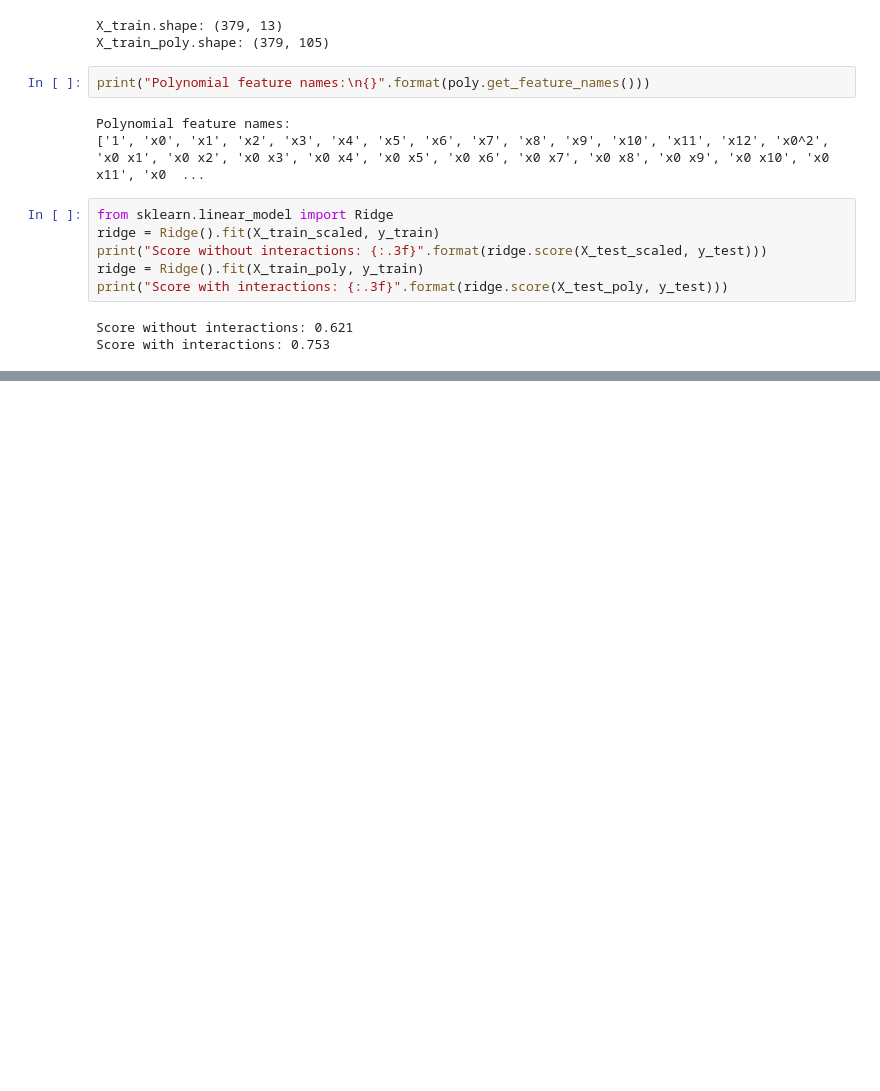
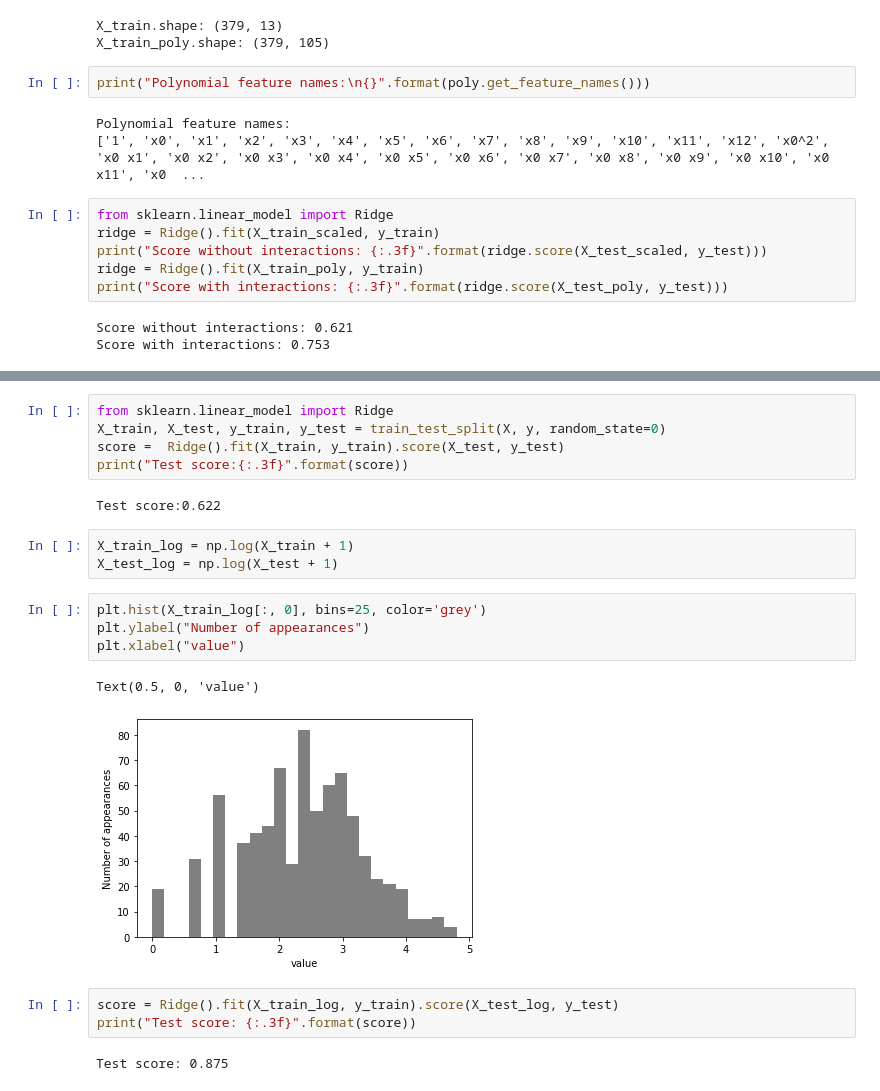
Before and after one commit to yuzuki-yosimura/Introduction-to-Machine-Learning-with-Python, a Jupyter notebook: Chapter4.ipynb, the cells around one changed output, grey strips where cells are left out. Drawn from its saved outputs; the diff is of its cells as text; blank space fills up the shorter version.

```diff
--- a/Chapter4.ipynb
+++ b/Chapter4.ipynb
@@ -297,0 +332,22 @@ Score with interactions: 0.753
+# %%
+from sklearn.linear_model import Ridge
+X_train, X_test, y_train, y_test = train_test_split(X, y, random_state=0)
+score =  Ridge().fit(X_train, y_train).score(X_test, y_test)
+print("Test score:{:.3f}".format(score))
+# %% [output]
+Test score:0.622
+# %%
+X_train_log = np.log(X_train + 1)
+X_test_log = np.log(X_test + 1)
+# %%
+plt.hist(X_train_log[:, 0], bins=25, color='grey')
+plt.ylabel("Number of appearances")
+plt.xlabel("value")
+# %% [output]
+Text(0.5, 0, 'value')
+[figure, added]
+# %%
+score = Ridge().fit(X_train_log, y_train).score(X_test_log, y_test)
+print("Test score: {:.3f}".format(score))
+# %% [output]
+Test score: 0.875
```
Also changed, not shown: parts of 5 cells of this notebook.
